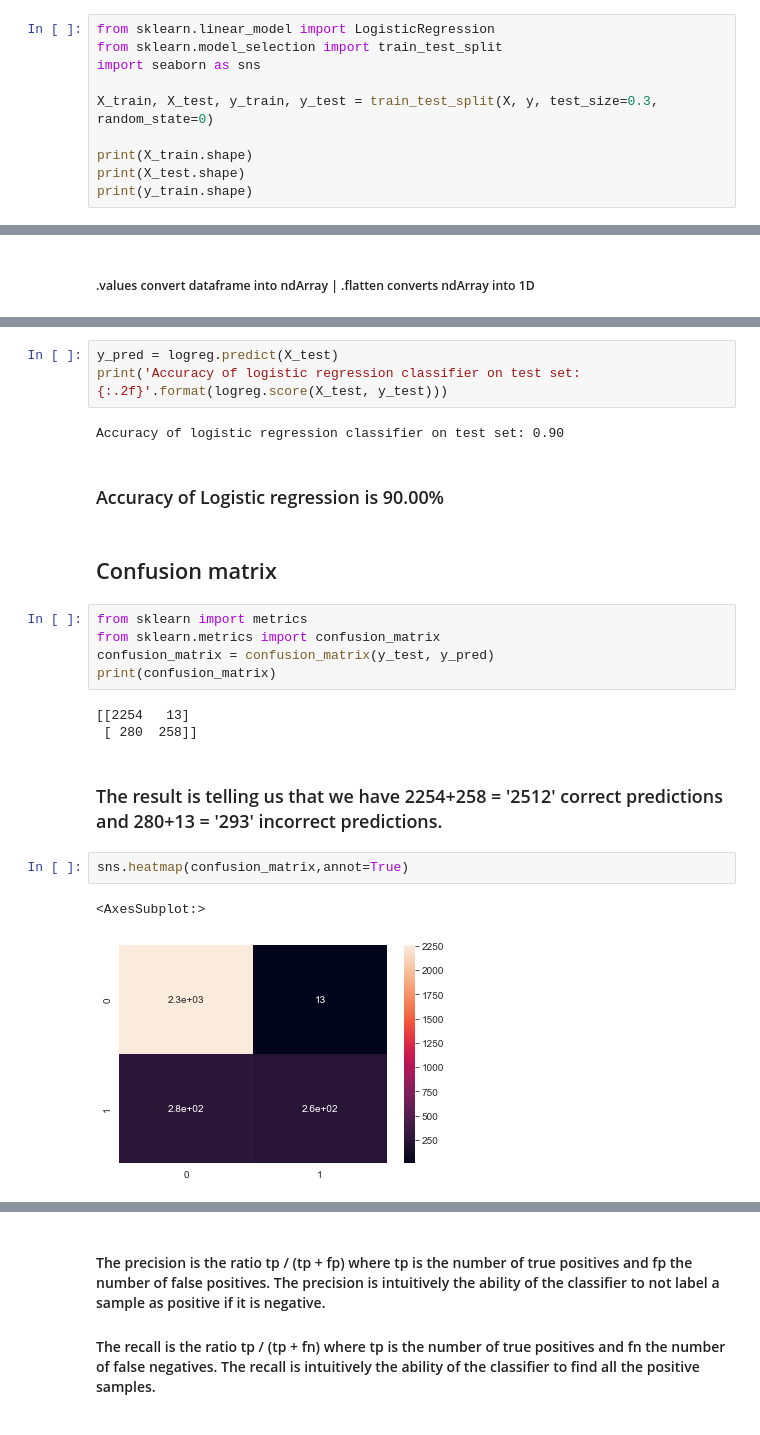
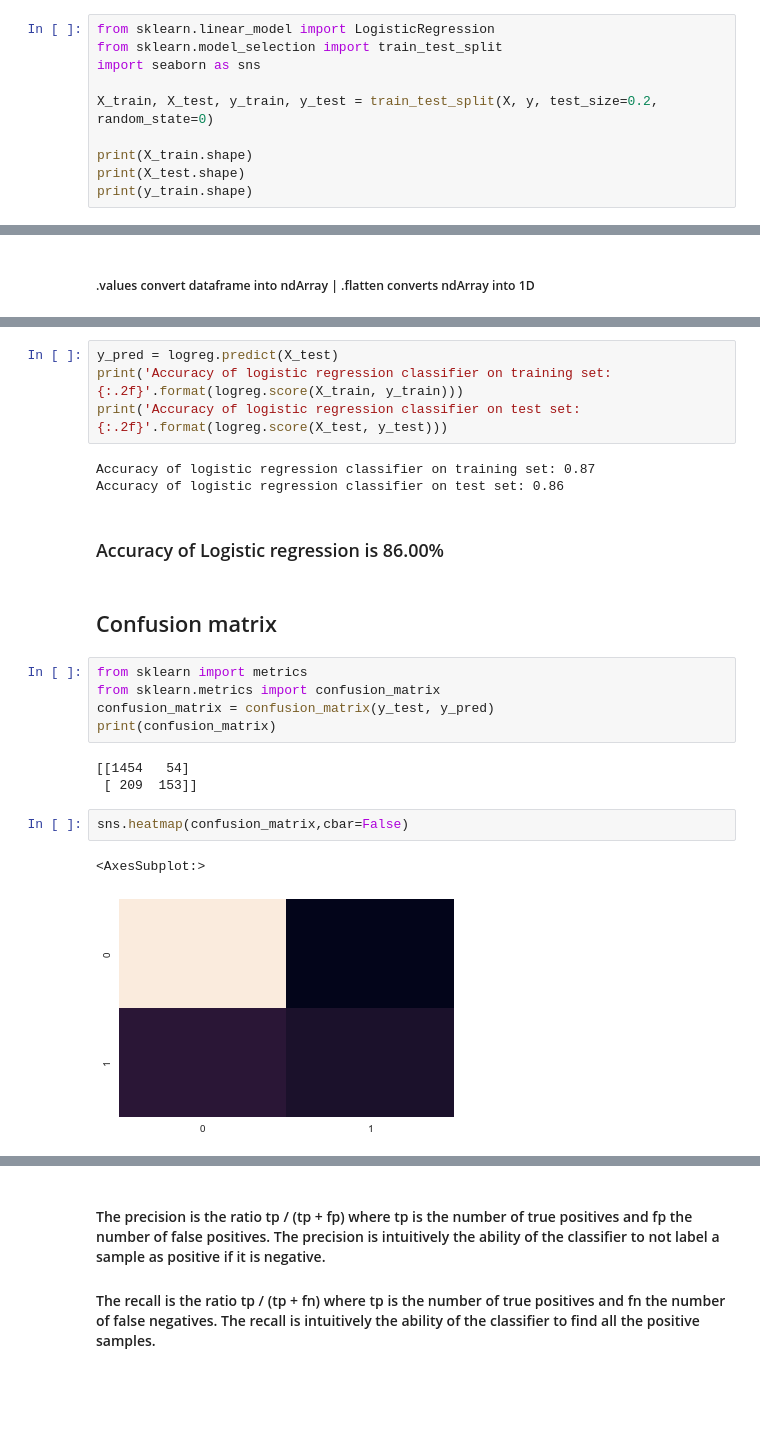
Before and after one commit to AshwinUniyal/Major_Project, a Jupyter notebook: Stage 2 Churn rate duplicatesRemoved-Copy1.ipynb, the cells around one changed output, grey strips where cells are left out. Drawn from its saved outputs; the diff is of its cells as text; blank space fills up the shorter version.

```diff
--- a/Stage 2 Churn rate duplicatesRemoved-Copy1.ipynb
+++ b/Stage 2 Churn rate duplicatesRemoved-Copy1.ipynb
@@ -386,7 +389,7 @@ from sklearn.linear_model import LogisticRegression
 from sklearn.model_selection import train_test_split
 import seaborn as sns
 
-X_train, X_test, y_train, y_test = train_test_split(X, y, test_size=0.3, random_state=0)
+X_train, X_test, y_train, y_test = train_test_split(X, y, test_size=0.2, random_state=0)
 
 print(X_train.shape)
 print(X_test.shape)
@@ -441,10 +451,12 @@ LogisticRegression()
 # %%
 y_pred = logreg.predict(X_test)
+print('Accuracy of logistic regression classifier on training set: {:.2f}'.format(logreg.score(X_train, y_train)))
 print('Accuracy of logistic regression classifier on test set: {:.2f}'.format(logreg.score(X_test, y_test)))
 # %% [output]
-Accuracy of logistic regression classifier on test set: 0.90
+Accuracy of logistic regression classifier on training set: 0.87
+Accuracy of logistic regression classifier on test set: 0.86
 # %% [markdown]
-### Accuracy of Logistic regression is 90.00%
+### Accuracy of Logistic regression is 86.00%
 # %% [markdown]
 ## Confusion matrix
 # %%
@@ -453,15 +465,13 @@ from sklearn.metrics import confusion_matrix
 confusion_matrix = confusion_matrix(y_test, y_pred)
 print(confusion_matrix)
 # %% [output]
-[[2254   13]
- [ 280  258]]
+[[1454   54]
+ [ 209  153]]
-# %% [markdown]
-### The result is telling us that we have 2254+258 = '2512' correct predictions and 280+13 = '293' incorrect predictions.
 # %%
-sns.heatmap(confusion_matrix,annot=True)
+sns.heatmap(confusion_matrix,cbar=False)
 # %% [output]
 <AxesSubplot:>
-[figure, old version]
+[figure, new version]
 # %%
 from sklearn.metrics import classification_report
 print(classification_report(y_test, y_pred))
```
Also changed, not shown: parts of 41 cells of this notebook, 1 other file.
